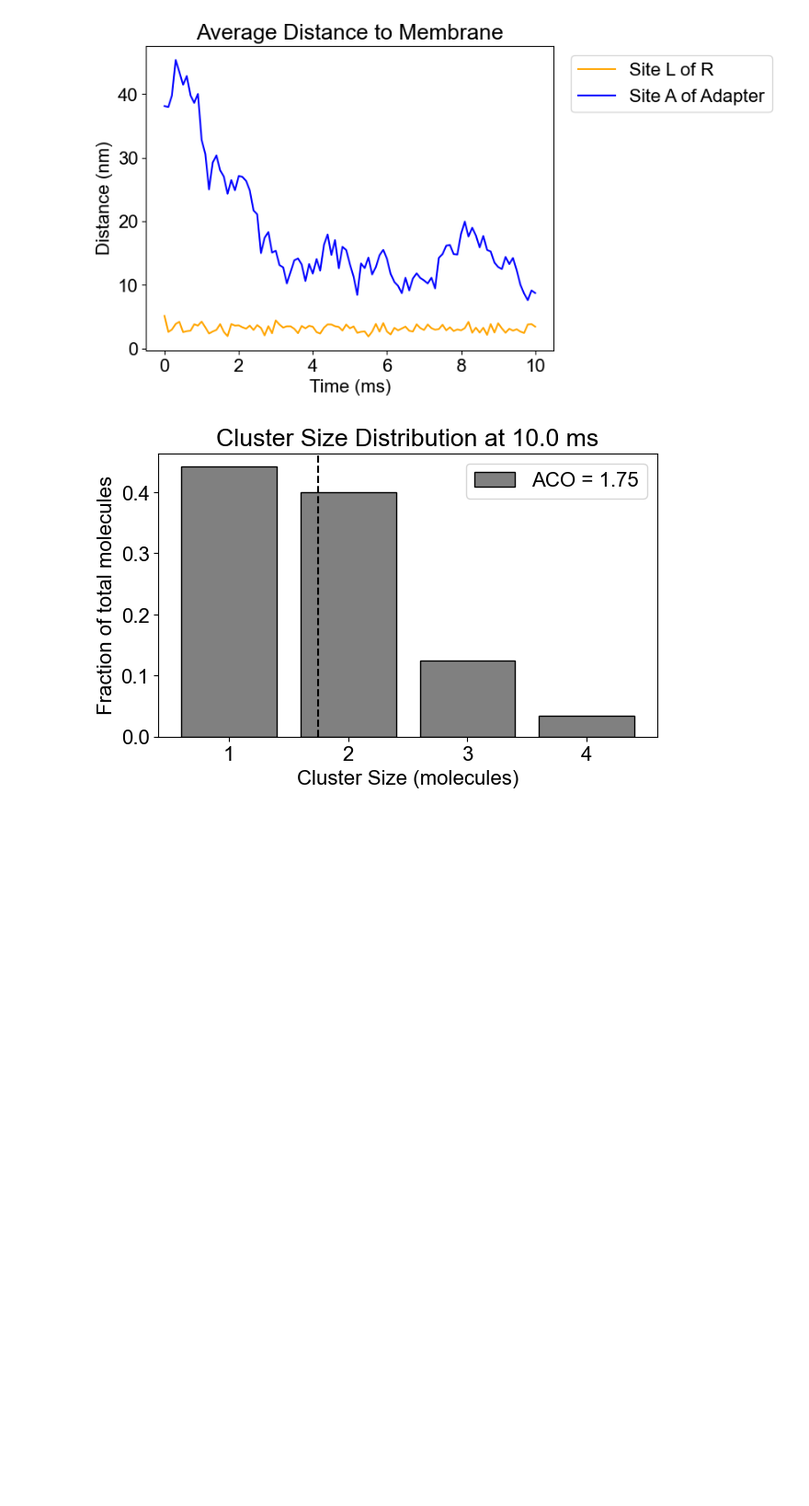
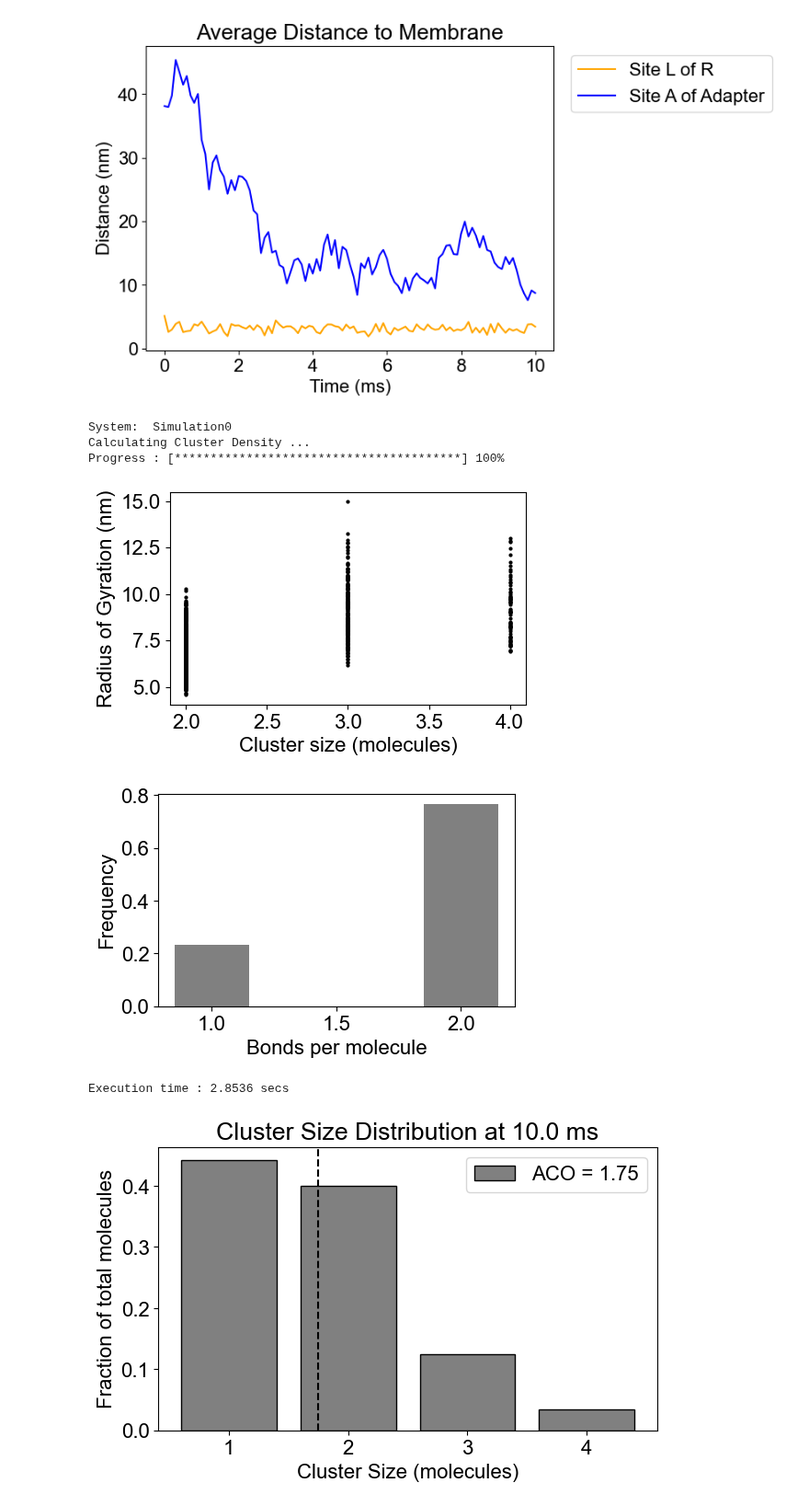
Before and after one commit to MolClustPy/SpringSaLaD-Python-Viz, a Jupyter notebook: demo.ipynb, the cells around one changed output. Shown at 92% size. Cells and saved outputs as stored; diff of their text form; code cells hidden in the pictures; blank space fills up the shorter version.

```diff
--- a/demo.ipynb
+++ b/demo.ipynb
@@ -89 +100,10 @@ spatial_analysis(search_directory, [])
+# %%
+Spatial_Analysis.plot(search_directory, [])
+# %% [output]
+System:  Simulation0
+Calculating Cluster Density ...
+Progress : [****************************************] 100%
+[figure, added]
+[figure, added]
+Execution time : 2.8536 secs
 # %%
```
Also changed, not shown: parts of 8 cells of this notebook, 24 other files.
